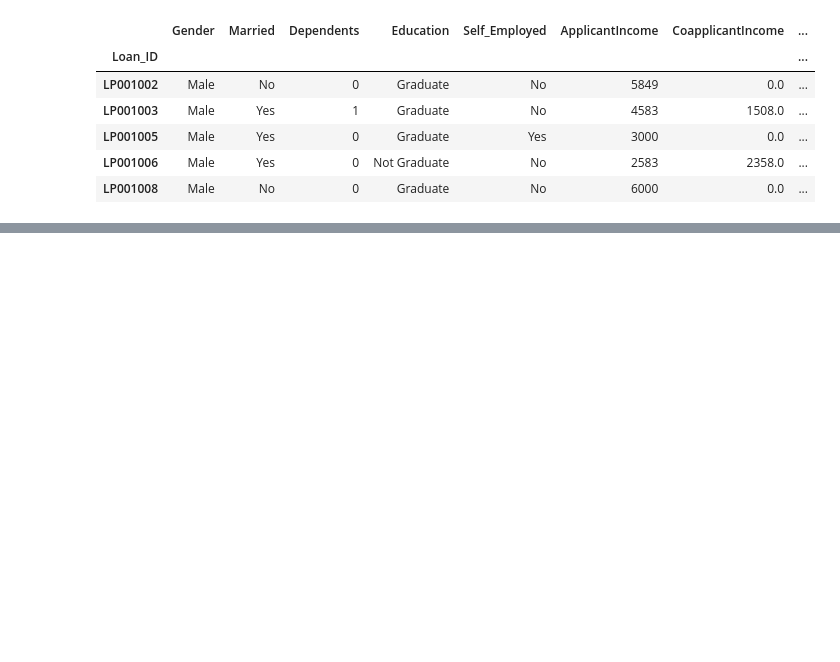
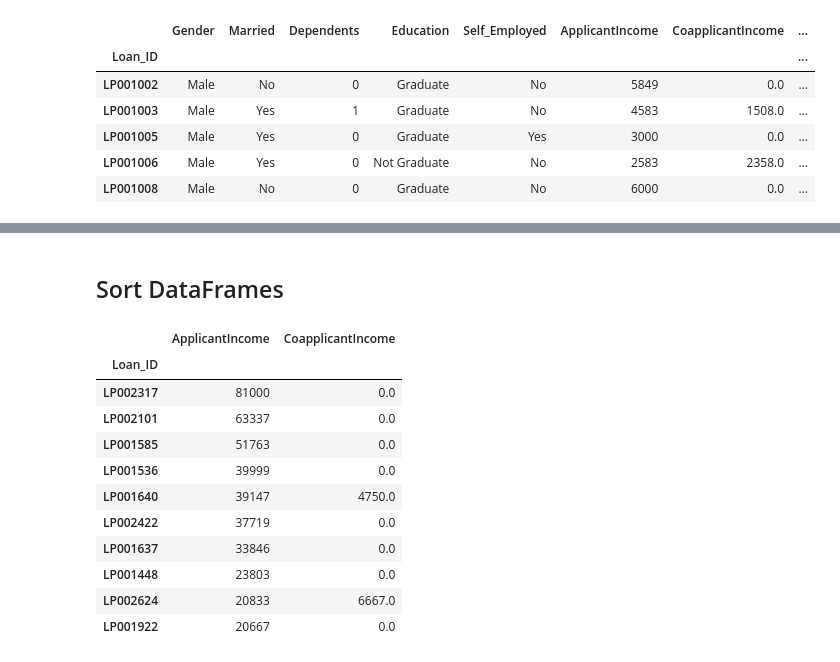
Before and after one commit to ll0816/My-Python-Code, a Jupyter notebook: pandas tips.ipynb, the cells around one changed output, grey strips where cells are left out. Cells and saved outputs as stored; diff of their text form; code cells hidden in the pictures; blank space fills up the shorter version.

```diff
--- a/pandas tips.ipynb
+++ b/pandas tips.ipynb
@@ -14,0 +215,19 @@ data.head()
+# %% [markdown]
+Sort DataFrames
+---------------
+# %%
+data_sorted = data.sort_values(['ApplicantIncome', 'CoapplicantIncome'], ascending=False)
+data_sorted[['ApplicantIncome', 'CoapplicantIncome']].head(10)
+# %% [output]
+|  | ApplicantIncome | CoapplicantIncome |
+| Loan_ID |  |  |
+| LP002317 | 81000 | 0.0 |
+| LP002101 | 63337 | 0.0 |
+| LP001585 | 51763 | 0.0 |
+| LP001536 | 39999 | 0.0 |
+| LP001640 | 39147 | 4750.0 |
+| LP002422 | 37719 | 0.0 |
+| LP001637 | 33846 | 0.0 |
+| LP001448 | 23803 | 0.0 |
+| LP002624 | 20833 | 6667.0 |
+| LP001922 | 20667 | 0.0 |
```
Also changed, not shown: parts of 37 cells of this notebook, 5 other files.
